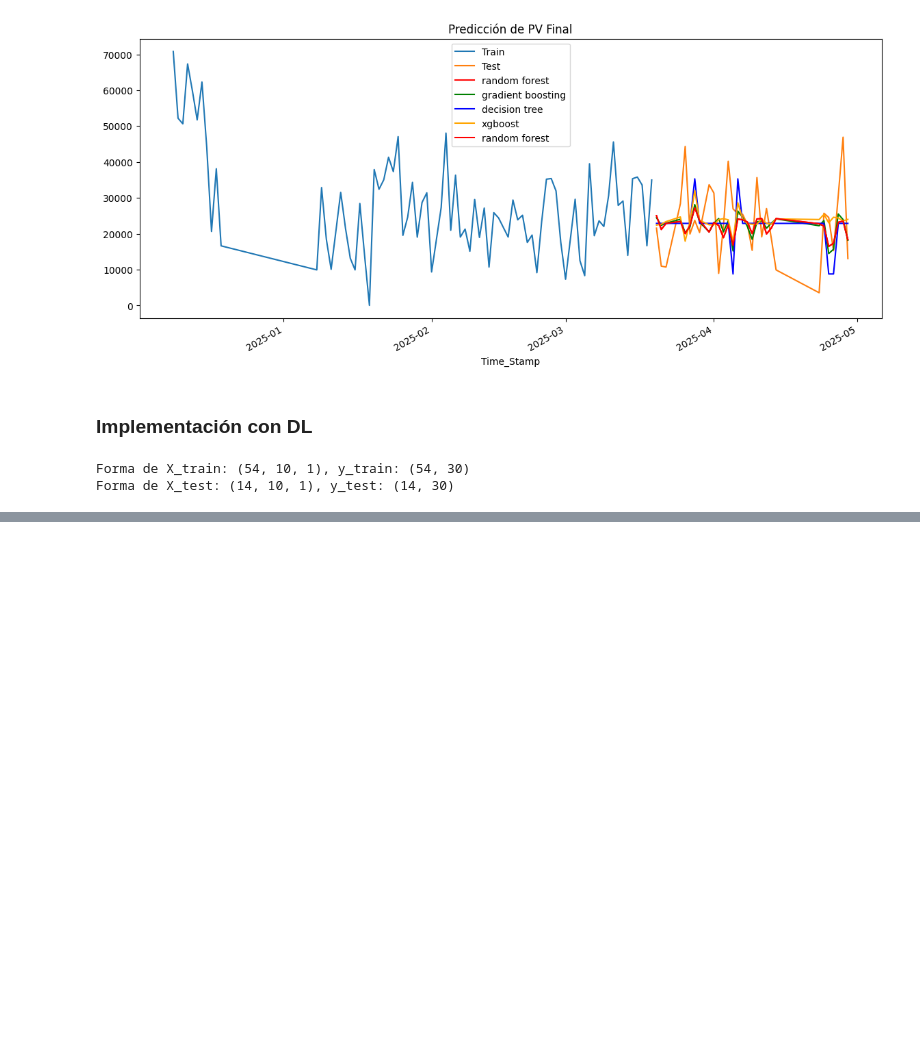
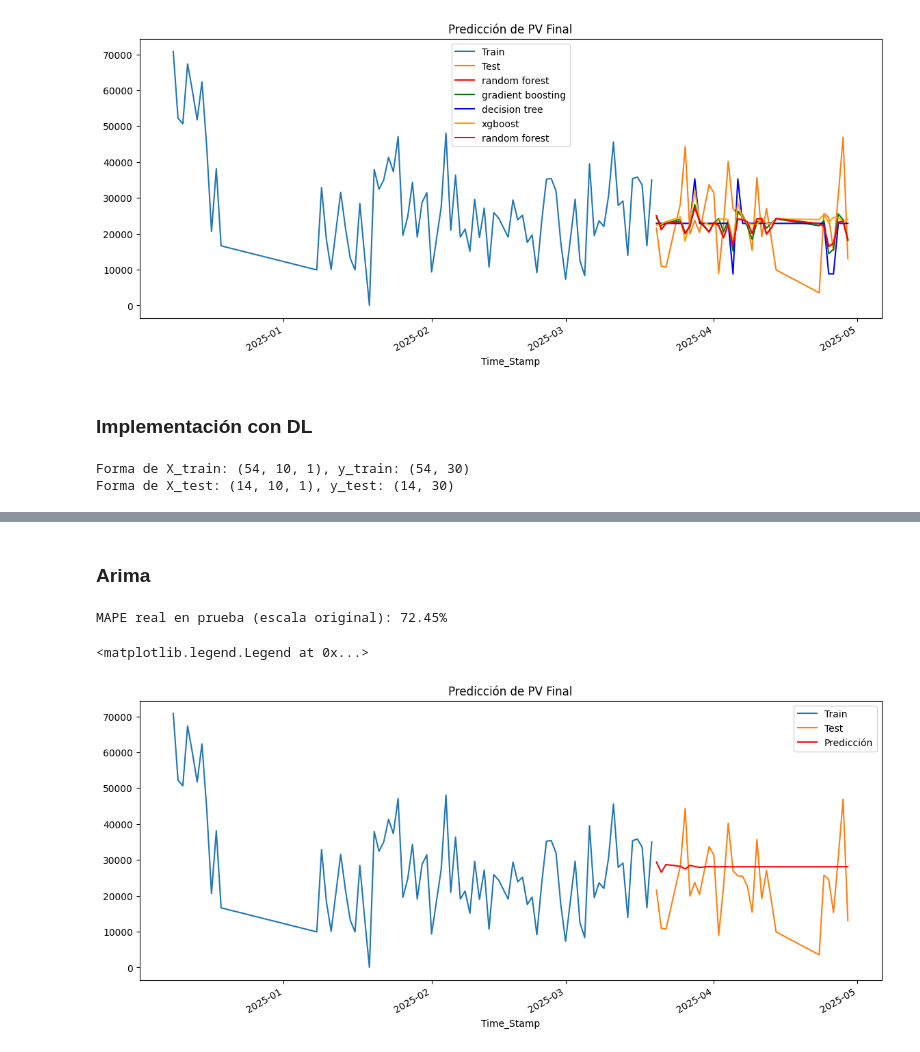
Before and after one commit to velasquezjeisson/udem, a Jupyter notebook: Proyecto 2/Proyecto2_V2.ipynb, the cells around one changed output, grey strips where cells are left out. Drawn from its saved outputs; the diff is of its cells as text; code cells hidden in the pictures; blank space fills up the shorter version.

```diff
--- a/Proyecto 2/Proyecto2_V2.ipynb
+++ b/Proyecto 2/Proyecto2_V2.ipynb
@@ -678,0 +685,23 @@ plt.legend()
+# %% [markdown]
+### Arima
+# %%
+from statsmodels.tsa.arima.model import ARIMA
+
+model_arima = ARIMA(y_train_log, order=(5, 1, 0))
+model_arima_fit = model_arima.fit()
+y_pred_arima_log = model_arima_fit.forecast(steps=len(y_test_log))
+y_pred_arima = np.expm1(y_pred_arima_log)
+mape_test_arima = mean_absolute_percentage_error(np.expm1(y_test_log), y_pred_arima)
+print(f"MAPE real en prueba (escala original): {mape_test_arima * 100:.2f}%")
+# %% [output]
+MAPE real en prueba (escala original): 72.45%
+# %%
+plt.figure(figsize=(14, 6))  # ← amplia el tamaño de la figura
+y_train.plot(label='Train')
+y_test.plot(label='Test')
+plt.plot(y_test.index, y_pred_arima, label='Predicción', color='red')
+plt.title('Predicción de PV Final')
+plt.legend()
+# %% [output]
+<matplotlib.legend.Legend at 0x...>
+[figure, added]
```
Also changed, not shown: parts of 11 cells of this notebook, 3 other files.
